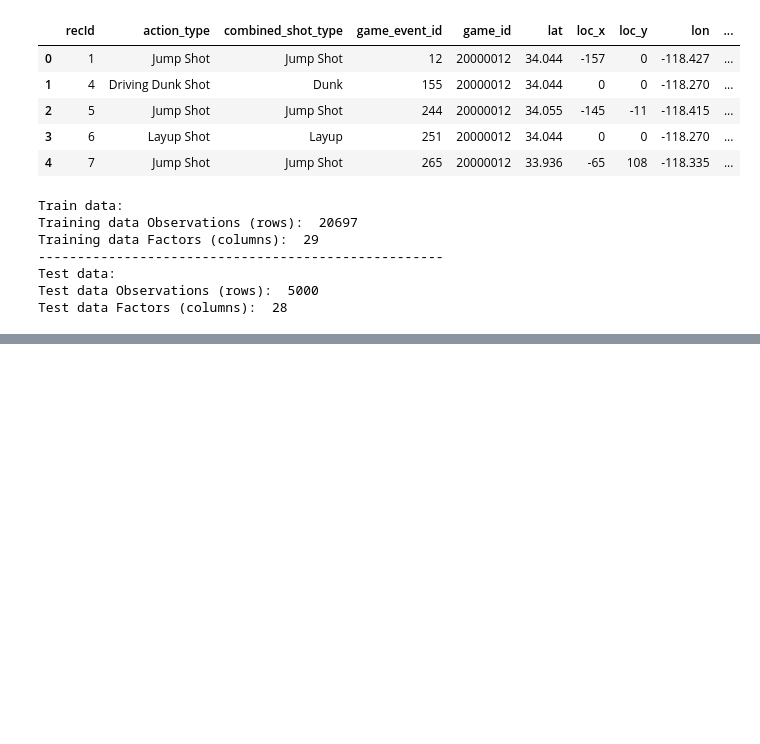
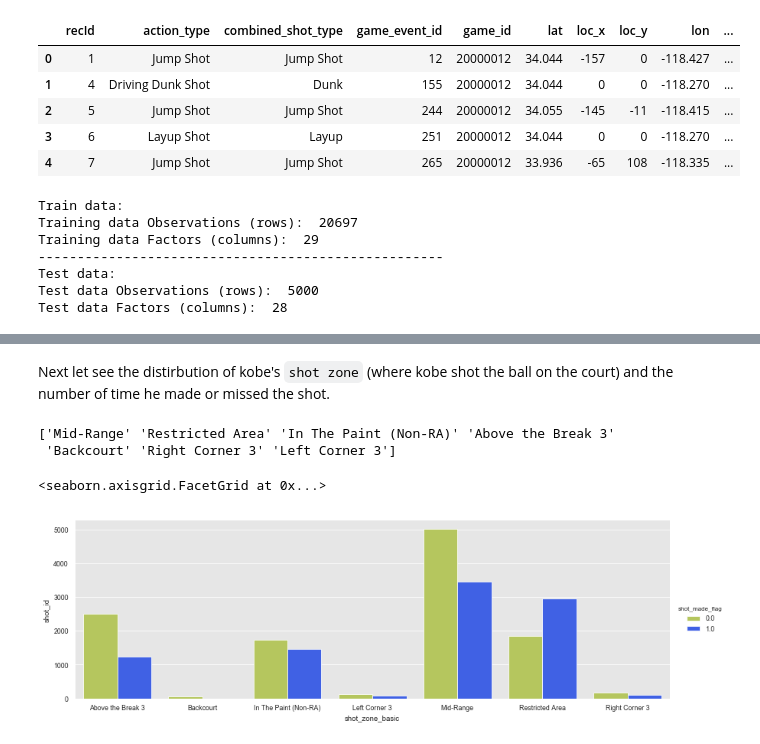
Before and after one commit to naivelogic/Machine_Learning_Notebooks, a Jupyter notebook: kaggle/kobe/Kobe Capstone EDA.ipynb, the cells around one changed output, grey strips where cells are left out. Saved outputs shown, nothing was run; the diff lists cells and outputs as text; code cells hidden in the pictures; blank space fills up the shorter version.

```diff
--- a/kaggle/kobe/Kobe Capstone EDA.ipynb
+++ b/kaggle/kobe/Kobe Capstone EDA.ipynb
@@ -76,0 +187,12 @@ We can see from the above output that the train dataset has one additional colum
+# %% [markdown]
+Next let see the distirbution of kobe's `shot zone` (where kobe shot the ball on the court) and the number of time he made or missed the shot.
+# %%
+print(kobe.shot_zone_basic.unique())
+sns.catplot(x='shot_zone_basic', y='shot_id',
+            hue='shot_made_flag', kind='bar', height=4, aspect=11.7/4,
+           data=kobe.groupby(['shot_zone_basic','shot_made_flag'])['shot_id'].count().reset_index())
+# %% [output]
+['Mid-Range' 'Restricted Area' 'In The Paint (Non-RA)' 'Above the Break 3'
+ 'Backcourt' 'Right Corner 3' 'Left Corner 3']
+<seaborn.axisgrid.FacetGrid at 0x...>
+[figure, added]
```
Also changed, not shown: parts of 190 cells of this notebook.
